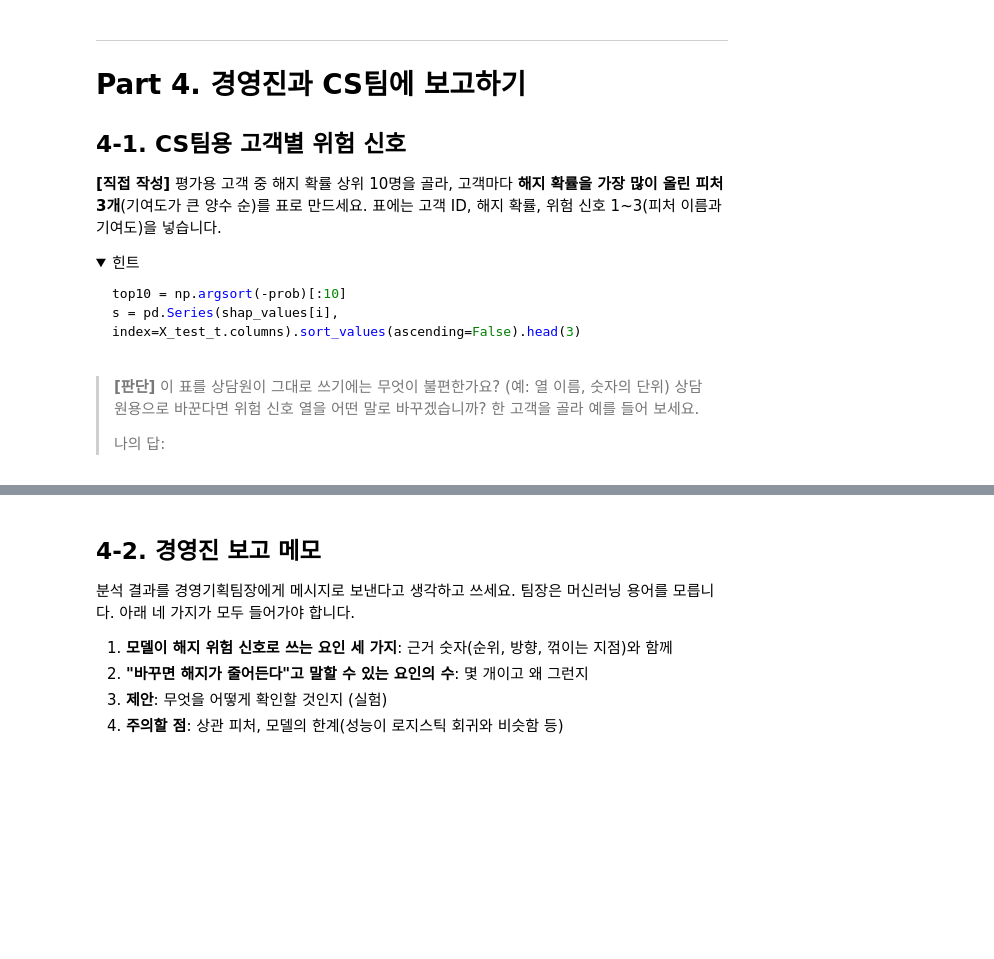
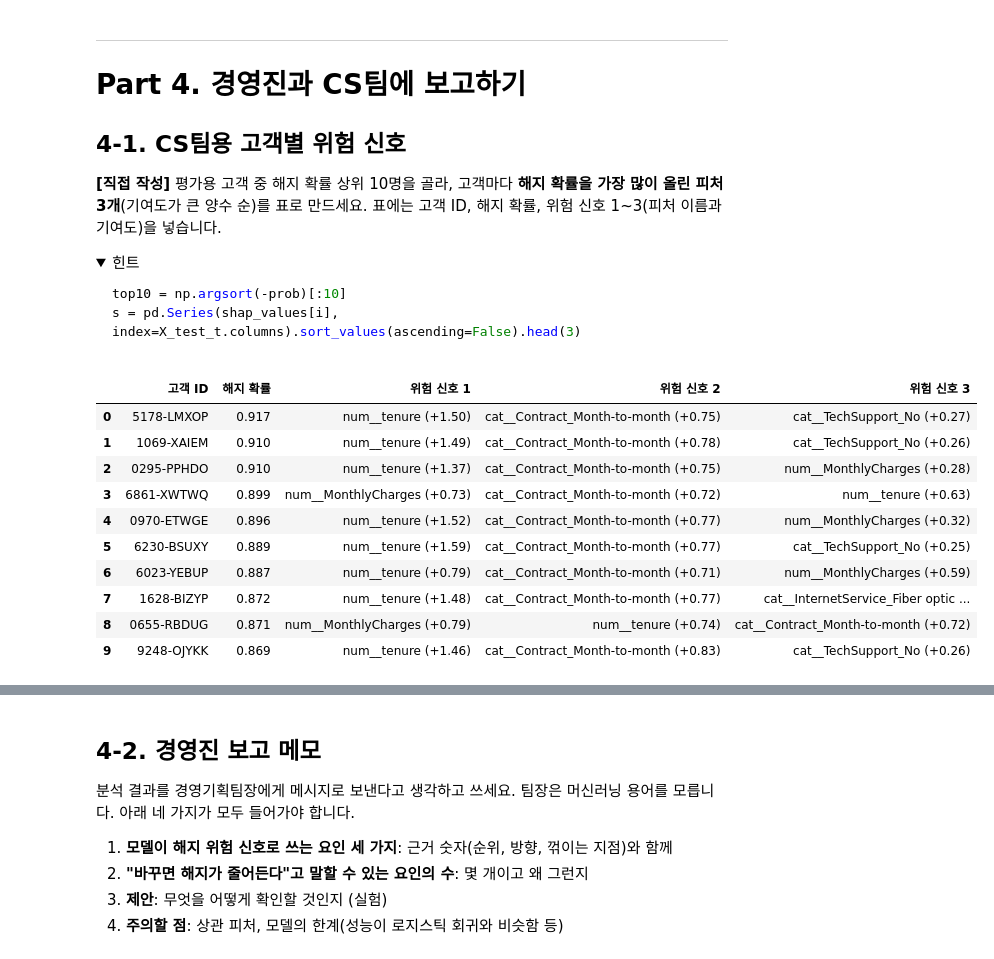
Before and after one commit to lyn6702/DI, a Jupyter notebook: modulabs/lms/ML/[실습] 트리 앙상블과 SHAP — 더 강한 모델, 그리고 그 모델 설명하기.ipynb, the cells around one changed output, grey strips where cells are left out. Drawn from its saved outputs; the diff is of its cells as text; code cells hidden in the pictures; folded sections open; blank space fills up the shorter version.

```diff
--- a/modulabs/lms/ML/[실습] 트리 앙상블과 SHAP — 더 강한 모델, 그리고 그 모델 설명하기.ipynb
+++ b/modulabs/lms/ML/[실습] 트리 앙상블과 SHAP — 더 강한 모델, 그리고 그 모델 설명하기.ipynb
@@ -442,4 +924,34 @@ s = pd.Series(shap_values[i], index=X_test_t.columns).sort_values(ascending=Fals
-# %% [markdown]
-> **[판단]** 이 표를 상담원이 그대로 쓰기에는 무엇이 불편한가요? (예: 열 이름, 숫자의 단위) 상담원용으로 바꾼다면 위험 신호 열을 어떤 말로 바꾸겠습니까? 한 고객을 골라 예를 들어 보세요.
->
-> 나의 답:
+# %%
+# 여기에 코드를 작성하세요
+# 1. 해지 확률 상위 10명의 위치 찾기
+prob = gbm_model.predict_proba(test_df[features])[:, 1]
+top10 = np.argsort(-prob)[:10]
+
+# 2. 고객마다 위험 신호 3개 뽑기
+rows = []
+for i in top10:
+    s = pd.Series(shap_values[i], index=X_test_t.columns).sort_values(ascending=False).head(3)
+
+    row = {
+        "고객 ID": test_df.iloc[i]["customerID"],
+        "해지 확률": round(prob[i], 3),
+    }
+    for k, (name, value) in enumerate(s.items(), start=1):
+        row[f"위험 신호 {k}"] = f"{name} ({value:+.2f})"
+    rows.append(row)
+
+# 3. 표로 출력
+risk_table = pd.DataFrame(rows)
+risk_table
+# %% [output]
+|  | 고객 ID | 해지 확률 | 위험 신호 1 | 위험 신호 2 | 위험 신호 3 |
+| 0 | 5178-LMXOP | 0.917 | num__tenure (+1.50) | cat__Contract_Month-to-month (+0.75) | cat__TechSupport_No (+0.27) |
+| 1 | 1069-XAIEM | 0.910 | num__tenure (+1.49) | cat__Contract_Month-to-month (+0.78) | cat__TechSupport_No (+0.26) |
+| 2 | 0295-PPHDO | 0.910 | num__tenure (+1.37) | cat__Contract_Month-to-month (+0.75) | num__MonthlyCharges (+0.28) |
+| 3 | 6861-XWTWQ | 0.899 | num__MonthlyCharges (+0.73) | cat__Contract_Month-to-month (+0.72) | num__tenure (+0.63) |
+| 4 | 0970-ETWGE | 0.896 | num__tenure (+1.52) | cat__Contract_Month-to-month (+0.77) | num__MonthlyCharges (+0.32) |
+| 5 | 6230-BSUXY | 0.889 | num__tenure (+1.59) | cat__Contract_Month-to-month (+0.77) | cat__TechSupport_No (+0.25) |
+| 6 | 6023-YEBUP | 0.887 | num__tenure (+0.79) | cat__Contract_Month-to-month (+0.71) | num__MonthlyCharges (+0.59) |
+| 7 | 1628-BIZYP | 0.872 | num__tenure (+1.48) | cat__Contract_Month-to-month (+0.77) | cat__InternetService_Fiber optic ... |
+| 8 | 0655-RBDUG | 0.871 | num__MonthlyCharges (+0.79) | num__tenure (+0.74) | cat__Contract_Month-to-month (+0.72) |
+| 9 | 9248-OJYKK | 0.869 | num__tenure (+1.46) | cat__Contract_Month-to-month (+0.83) | cat__TechSupport_No (+0.26) |
```
Also changed, not shown: parts of 64 cells of this notebook.
